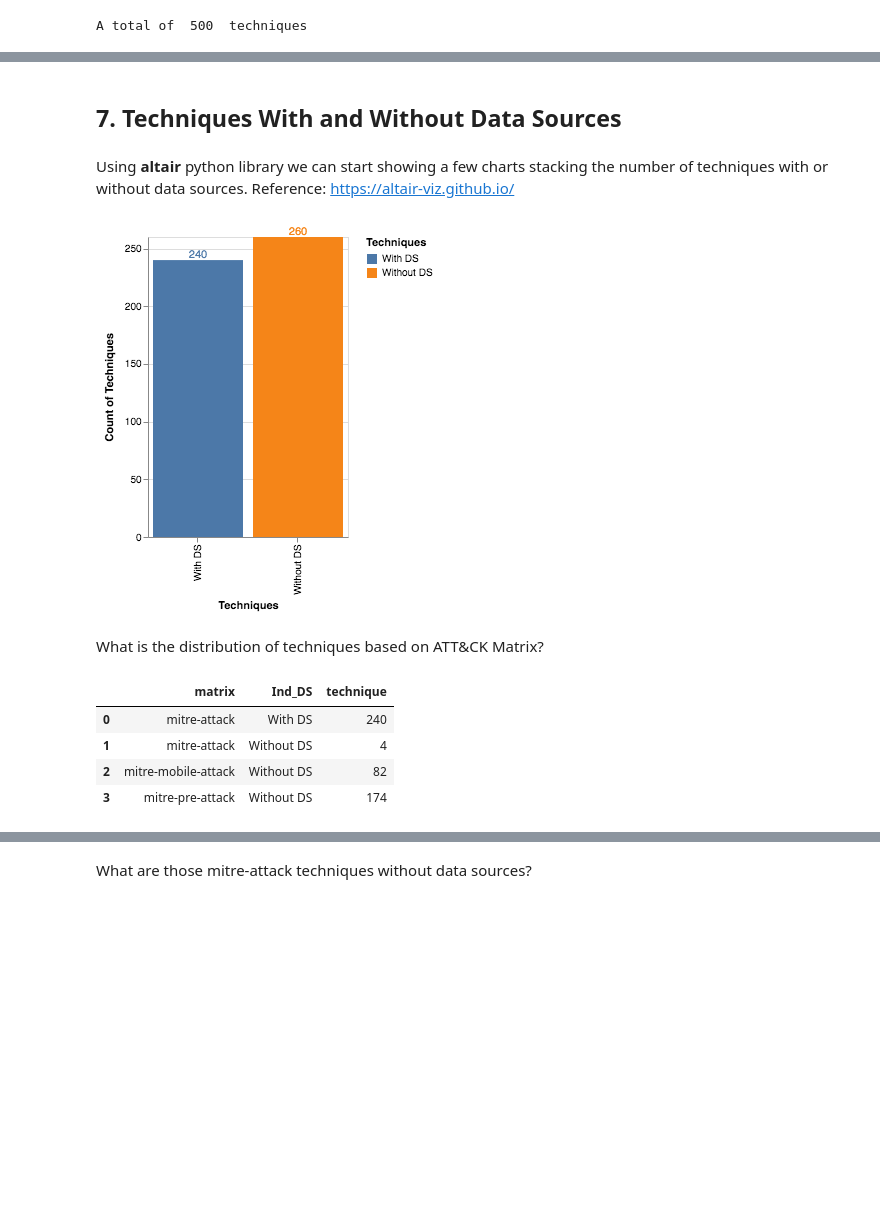
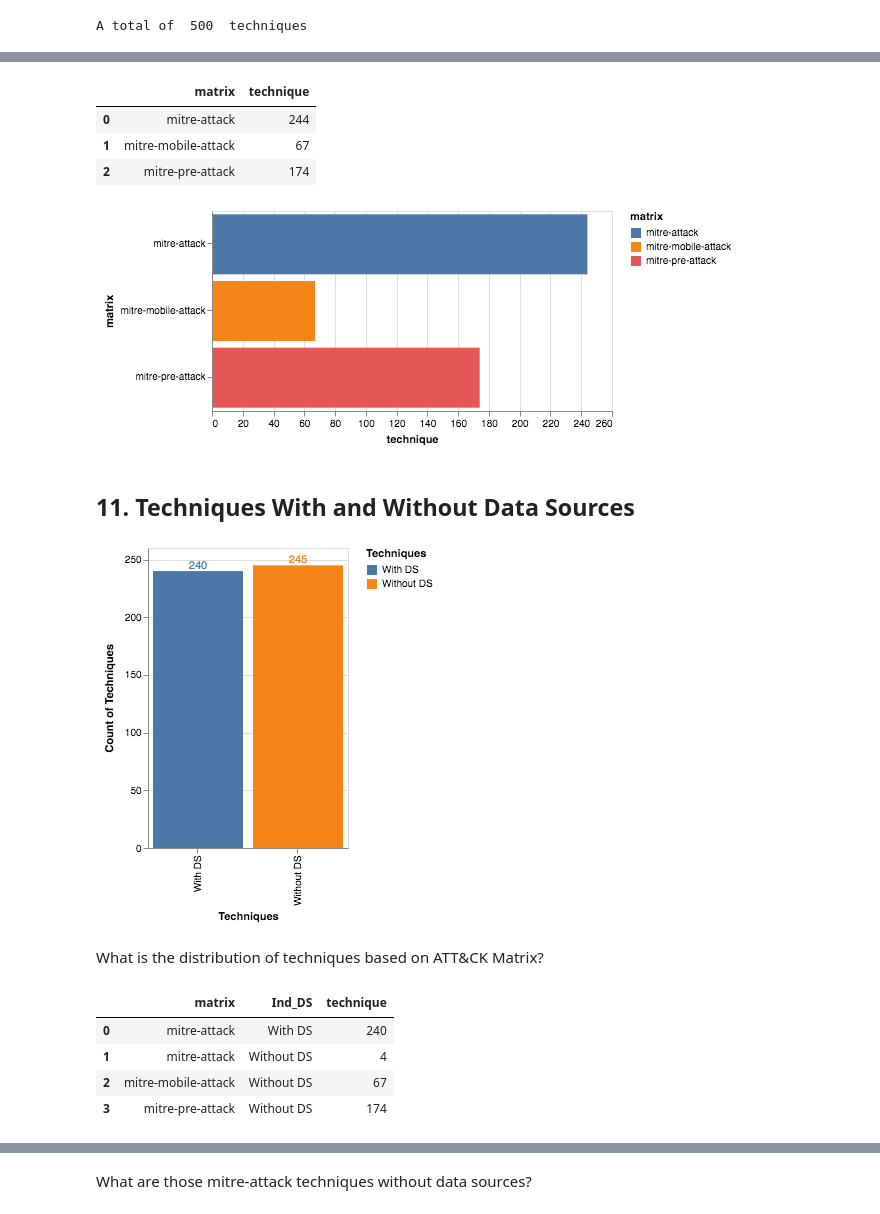
Before and after one commit to OTRF/ATTACK-Python-Client, a Jupyter notebook: notebooks/ATT&CK_DataSources.ipynb, the cells around one changed output, grey strips where cells are left out. Cells and saved outputs as stored; diff of their text form; code cells hidden in the pictures; blank space fills up the shorter version.

Commit message:
x33fcon Library Update

```diff
--- a/notebooks/ATT&CK_DataSources.ipynb
+++ b/notebooks/ATT&CK_DataSources.ipynb
@@ -89,0 +92,2 @@ A total of  500  techniques
+# %%
+all_techniques_no_revoked = lift.remove_revoked(all_techniques)
@@ -89,0 +129,3 @@ A total of  500  techniques
+# %%
+techniques_normalized = json_normalize(all_techniques_no_revoked)
+techniques = techniques_normalized.reindex(['matrix','platform','tactic','technique','technique_id','data_sources'], axis=1)
@@ -90,8 +136,19 @@ A total of  500  techniques
+# %%
+data = techniques
+data_2 = data.groupby(['matrix'])['technique'].count()
+data_3 = data_2.to_frame().reset_index()
+data_3
+# %% [output]
+|  | matrix | technique |
+| 0 | mitre-attack | 244 |
+| 1 | mitre-mobile-attack | 67 |
+| 2 | mitre-pre-attack | 174 |
+# %%
+alt.Chart(data_3).mark_bar().encode(x='technique', y='matrix', color='matrix').properties(height = 200)
+# %% [output]
+[figure, added]
 # %% [markdown]
-## 7. Techniques With and Without Data Sources
+## 11. Techniques With and Without Data Sources
-# %% [markdown]
-Using **altair** python library we can start showing a few charts stacking the number of techniques with or without data sources.
-Reference: https://altair-viz.github.io/
 # %%
 data_source_distribution = pandas.DataFrame({
     'Techniques': ['Without DS','With DS'],
@@ -100,22 +157,21 @@ bars = alt.Chart(data_source_distribution).mark_bar().encode(x='Techniques',y='C
 text = bars.mark_text(align='center',baseline='middle',dx=0,dy=-5).encode(text='Count of Techniques')
 bars + text
 # %% [output]
-[figure, old version]
+[figure, new version]
 # %% [markdown]
 What is the distribution of techniques based on ATT&CK Matrix?
 # %%
 data = techniques
-data['Num_Tech'] = 1
 data['Count_DS'] = data['data_sources'].str.len()
 data['Ind_DS'] = np.where(data['Count_DS']>0,'With DS','Without DS')
 data_2 = data.groupby(['matrix','Ind_DS'])['technique'].count()
 data_3 = data_2.to_frame().reset_index()
 data_3
 # %% [output]
 |  | matrix | Ind_DS | technique |
 | 0 | mitre-attack | With DS | 240 |
 | 1 | mitre-attack | Without DS | 4 |
-| 2 | mitre-mobile-attack | Without DS | 82 |
+| 2 | mitre-mobile-attack | Without DS | 67 |
 | 3 | mitre-pre-attack | Without DS | 174 |
 # %%
 alt.Chart(data_3).mark_bar().encode(x='technique', y='Ind_DS', color='matrix').properties(height = 200)
```
Also changed, not shown: parts of 32 cells of this notebook, 4 other files.
